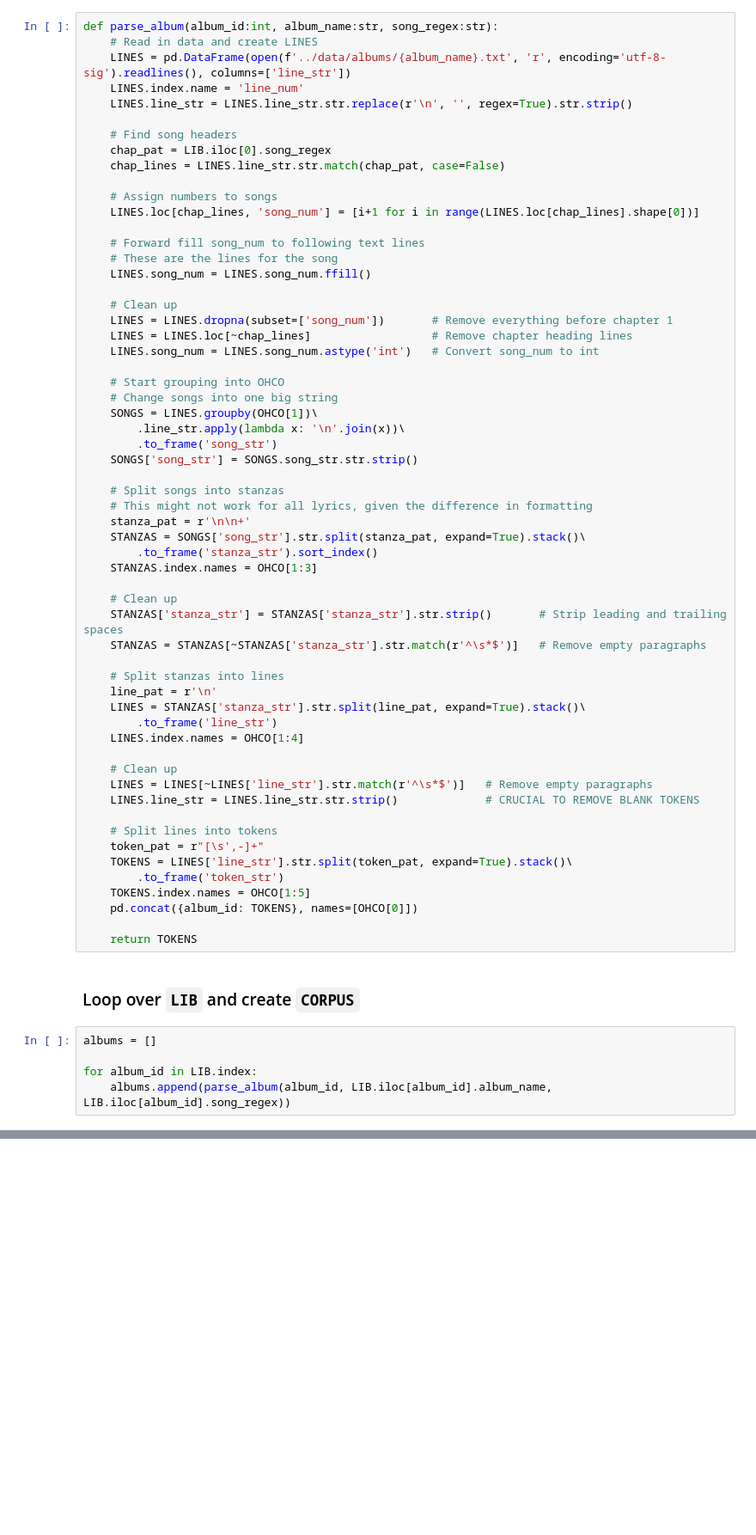
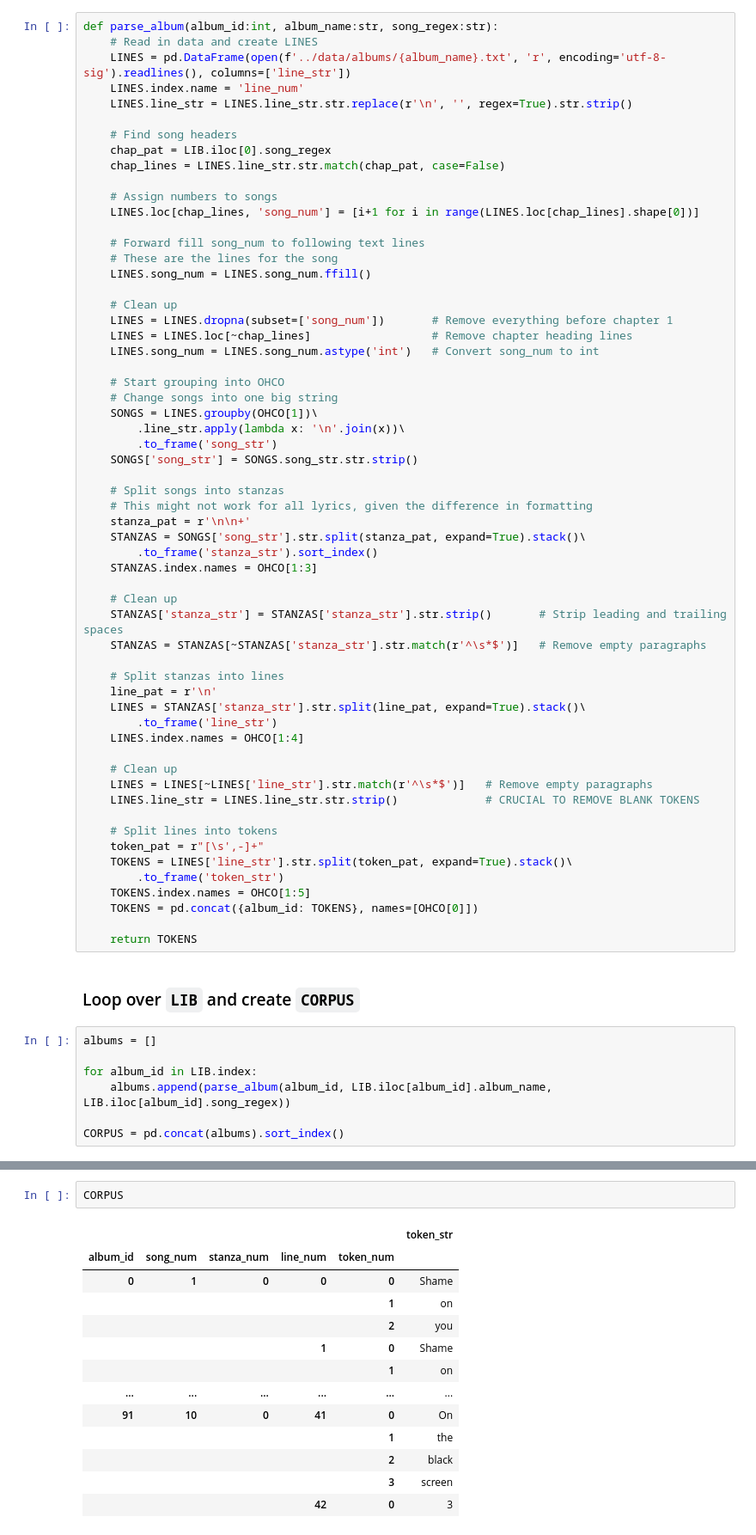
Before and after one commit to rlipps/Exploratory_Text_Analytics_Final, a Jupyter notebook: notebooks/Build_Tables.ipynb, the cells around one changed output, grey strips where cells are left out. Shown: that part at 86% size. Drawn from its saved outputs; the diff is of its cells as text; blank space fills up the shorter version.

```diff
--- a/notebooks/Build_Tables.ipynb
+++ b/notebooks/Build_Tables.ipynb
@@ -401,7 +401,7 @@ def parse_album(album_id:int, album_name:str, song_regex:str):
     TOKENS = LINES['line_str'].str.split(token_pat, expand=True).stack()\
         .to_frame('token_str')
     TOKENS.index.names = OHCO[1:5]
-    pd.concat({album_id: TOKENS}, names=[OHCO[0]])
+    TOKENS = pd.concat({album_id: TOKENS}, names=[OHCO[0]])
 
     return TOKENS
 # %% [markdown]
@@ -411,3 +411,5 @@ albums = []
 
 for album_id in LIB.index:
     albums.append(parse_album(album_id, LIB.iloc[album_id].album_name, LIB.iloc[album_id].song_regex))
+
+CORPUS = pd.concat(albums).sort_index()
@@ -430,0 +423,16 @@ albums[0]
+# %%
+CORPUS
+# %% [output]
+|  |  |  |  |  | token_str |
+| album_id | song_num | stanza_num | line_num | token_num |  |
+| 0 | 1 | 0 | 0 | 0 | Shame |
+|  |  |  |  | 1 | on |
+|  |  |  |  | 2 | you |
+|  |  |  | 1 | 0 | Shame |
+|  |  |  |  | 1 | on |
+| ... | ... | ... | ... | ... | ... |
+| 91 | 10 | 0 | 41 | 0 | On |
+|  |  |  |  | 1 | the |
+|  |  |  |  | 2 | black |
+|  |  |  |  | 3 | screen |
+|  |  |  | 42 | 0 | 3 |
```
Also changed, not shown: parts of 3 cells of this notebook.
